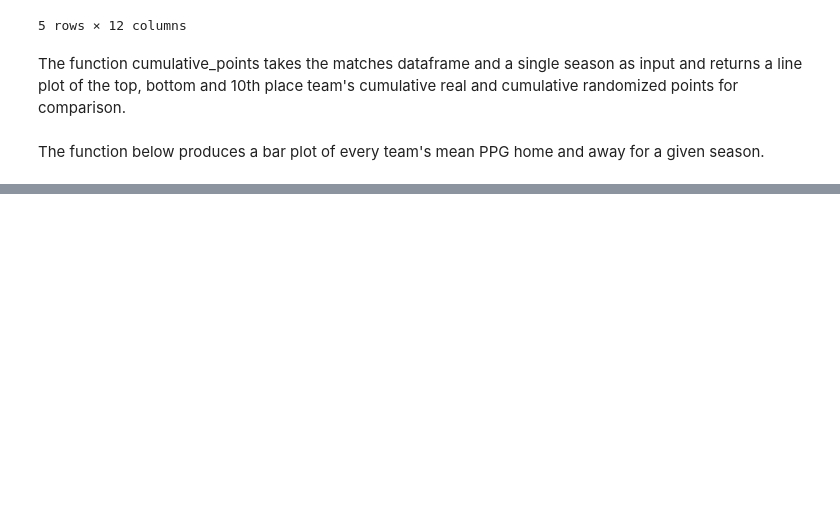
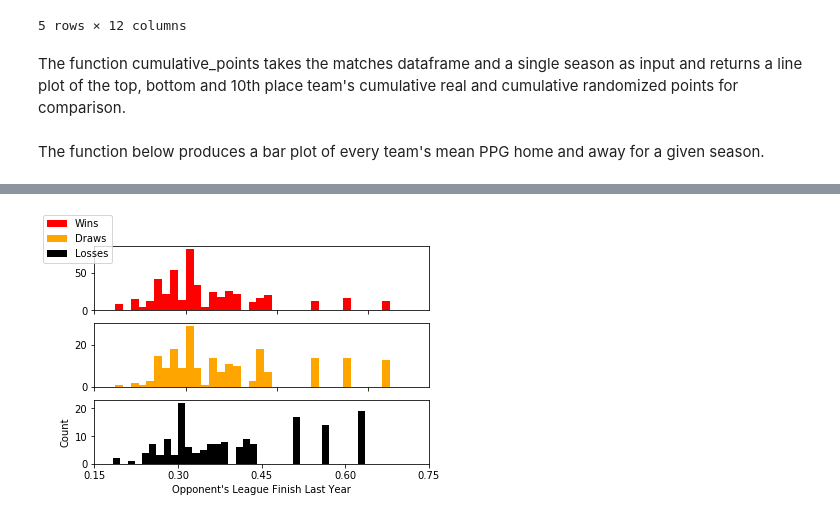
Before and after one commit to nhcamp/Springboard, a Jupyter notebook: Capstone_1_EPL/EPL Match Results DF.ipynb, the cells around one changed output, grey strips where cells are left out. Drawn from its saved outputs; the diff is of its cells as text; code cells hidden in the pictures; blank space fills up the shorter version.

```diff
--- a/Capstone_1_EPL/EPL Match Results DF.ipynb
+++ b/Capstone_1_EPL/EPL Match Results DF.ipynb
@@ -293,3 +301,25 @@ train_score1 = logreg1.score(x_train1, y_train1)
 test_score1 = logreg1.score(x_test1, y_test1)
 print('Train score is: ', train_score1)
 print('Test score is: ', test_score1)
+# %%
+chelsea = double_df.loc[(slice(None),'Arsenal'),:]
+chelseawin = chelsea[chelsea['Points'] == 3]
+chelseadraw = chelsea[chelsea['Points'] == 1]
+chelsealoss = chelsea[chelsea['Points'] == 0]
+x = chelseawin['opp_win_ratio']
+y = chelseadraw['opp_win_ratio']
+z = chelsealoss['opp_win_ratio']
+fig, axs = plt.subplots(nrows = 3,ncols = 1,sharex = True,sharey=False)
+axs[0].hist(x,bins=35,label='Wins',color = 'red')
+axs[1].hist(y,bins=35,label='Draws',color='orange')
+axs[2].hist(z,bins=35,label='Losses',color = 'black')
+plt.xlabel("Opponent's League Finish Last Year")
+plt.ylabel('Count')
+plt.xlim(0.15,.7)
+#plt.ylim(0,15)
+plt.xticks([0.15,0.3,0.45,0.60,0.75])
+plt.tight_layout
+fig.legend(loc='upper left')
+plt.show()
+# %% [output]
+[figure, added]
```
Also changed, not shown: parts of 9 cells of this notebook, 5 other files.
